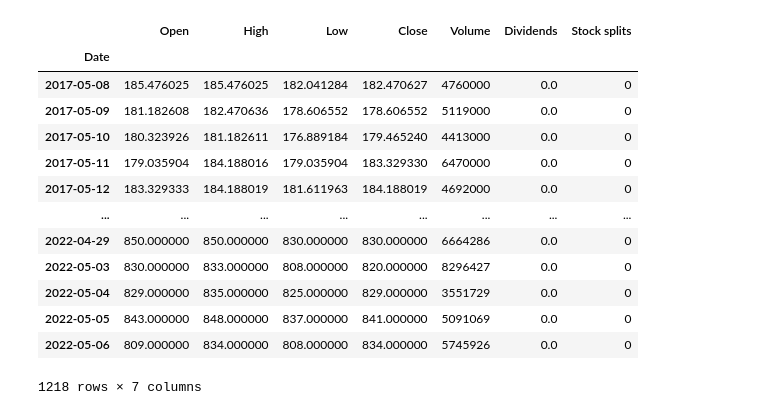
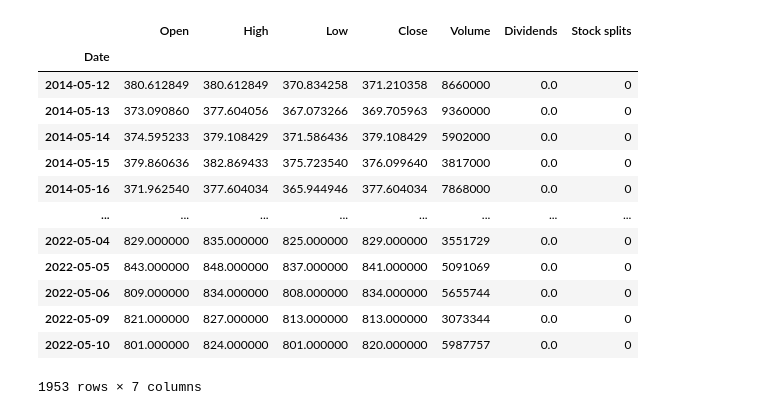
Before and after one commit to dclay0324/Strategy, a Jupyter notebook: optimizer.ipynb, the cells around one changed output. Cells and saved outputs as stored; diff of their text form; code cells hidden in the pictures.

```diff
--- a/optimizer.ipynb
+++ b/optimizer.ipynb
@@ -19,23 +19,23 @@ def get_historical_data(ticker, period):
     df.columns = pd.Series(df.columns).str.capitalize().values
     return df.dropna()
 # %%
-_df = get_historical_data('2454.TW', '5y')
+_df = get_historical_data('2454.TW', '8y')
 _df
 # %% [output]
 |  | Open | High | Low | Close | Volume | Dividends | Stock splits |
 | Date |  |  |  |  |  |  |  |
-| 2017-05-08 | 185.476025 | 185.476025 | 182.041284 | 182.470627 | 4760000 | 0.0 | 0 |
-| 2017-05-09 | 181.182608 | 182.470636 | 178.606552 | 178.606552 | 5119000 | 0.0 | 0 |
-| 2017-05-10 | 180.323926 | 181.182611 | 176.889184 | 179.465240 | 4413000 | 0.0 | 0 |
-| 2017-05-11 | 179.035904 | 184.188016 | 179.035904 | 183.329330 | 6470000 | 0.0 | 0 |
-| 2017-05-12 | 183.329333 | 184.188019 | 181.611963 | 184.188019 | 4692000 | 0.0 | 0 |
+| 2014-05-12 | 380.612849 | 380.612849 | 370.834258 | 371.210358 | 8660000 | 0.0 | 0 |
+| 2014-05-13 | 373.090860 | 377.604056 | 367.073266 | 369.705963 | 9360000 | 0.0 | 0 |
+| 2014-05-14 | 374.595233 | 379.108429 | 371.586436 | 379.108429 | 5902000 | 0.0 | 0 |
+| 2014-05-15 | 379.860636 | 382.869433 | 375.723540 | 376.099640 | 3817000 | 0.0 | 0 |
+| 2014-05-16 | 371.962540 | 377.604034 | 365.944946 | 377.604034 | 7868000 | 0.0 | 0 |
 | ... | ... | ... | ... | ... | ... | ... | ... |
-| 2022-04-29 | 850.000000 | 850.000000 | 830.000000 | 830.000000 | 6664286 | 0.0 | 0 |
-| 2022-05-03 | 830.000000 | 833.000000 | 808.000000 | 820.000000 | 8296427 | 0.0 | 0 |
 | 2022-05-04 | 829.000000 | 835.000000 | 825.000000 | 829.000000 | 3551729 | 0.0 | 0 |
 | 2022-05-05 | 843.000000 | 848.000000 | 837.000000 | 841.000000 | 5091069 | 0.0 | 0 |
-| 2022-05-06 | 809.000000 | 834.000000 | 808.000000 | 834.000000 | 5745926 | 0.0 | 0 |
+| 2022-05-06 | 809.000000 | 834.000000 | 808.000000 | 834.000000 | 5655744 | 0.0 | 0 |
+| 2022-05-09 | 821.000000 | 827.000000 | 813.000000 | 813.000000 | 3073344 | 0.0 | 0 |
+| 2022-05-10 | 801.000000 | 824.000000 | 801.000000 | 820.000000 | 5987757 | 0.0 | 0 |
-1218 rows × 7 columns
+1953 rows × 7 columns
 # %%
 tw_df = get_historical_data('^TWII', '5y')
 tw_df
```
Also changed, not shown: parts of 16 cells of this notebook.
